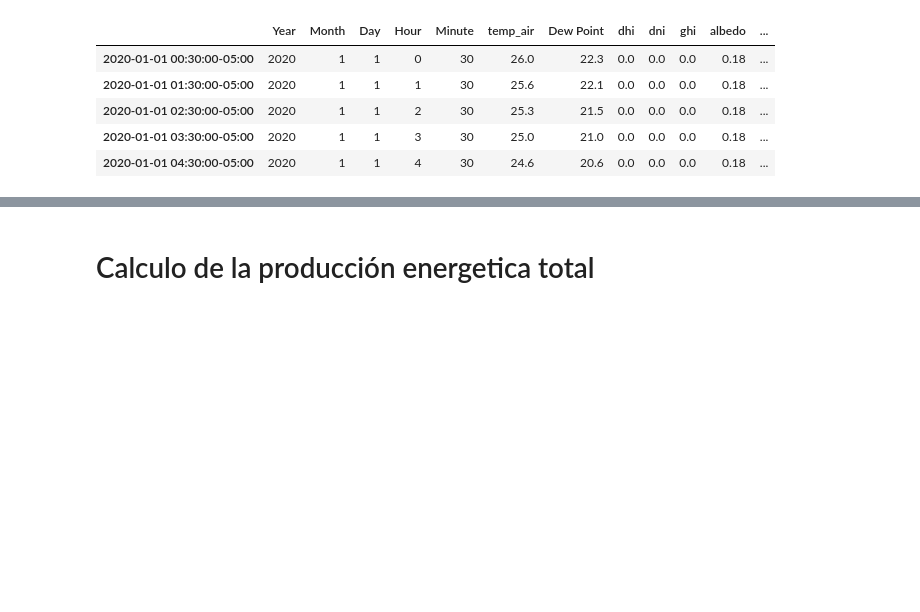
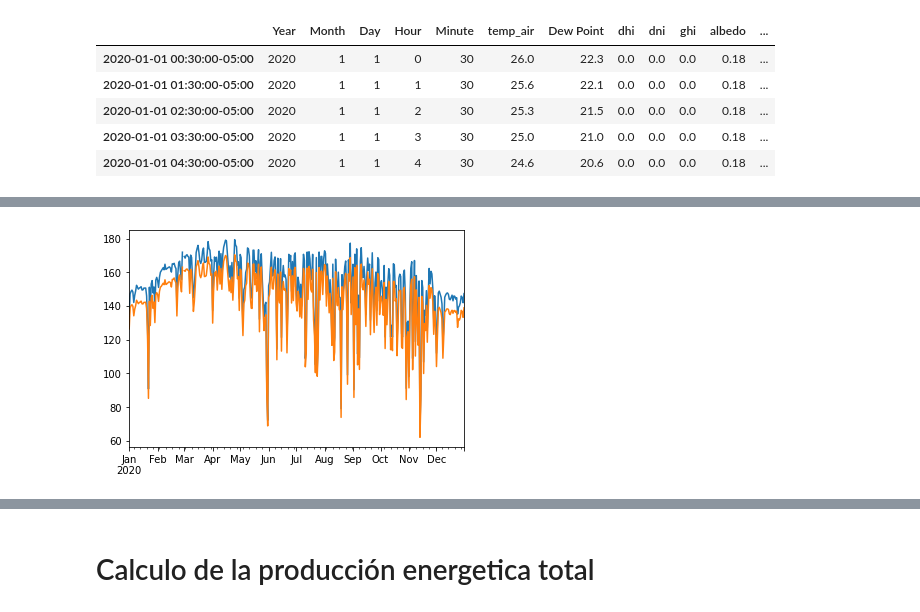
Before and after one commit to BifacialPV/Proyecto-de-grado, a Jupyter notebook: Codigo_Personal/Codigo_Base.ipynb, the cells around one changed output, grey strips where cells are left out. Drawn from its saved outputs; the diff is of its cells as text; code cells hidden in the pictures; blank space fills up the shorter version.

```diff
--- a/Codigo_Personal/Codigo_Base.ipynb
+++ b/Codigo_Personal/Codigo_Base.ipynb
@@ -126,0 +128,19 @@ poa_perez.poa_global.plot()
+# %%
+poa_front1,poa_back1,poa_frontabsorb1,poa_backabsorb1 = pvlib.bifacial.pvfactors_timeseries(surface_tilt=tracker.surface_tilt,
+                                                                        surface_azimuth=tracker.surface_azimuth,
+                                                                        solar_zenith=solpos.zenith,
+                                                                        solar_azimuth=solpos.azimuth,
+                                                                        axis_azimuth=0,
+                                                                        timestamps=elpaso_tmy.index,
+                                                                        dni=elpaso_tmy.dni,
+                                                                        dhi=elpaso_tmy.dhi,
+                                                                        gcr=0.25,
+                                                                        pvrow_height=1,
+                                                                        pvrow_width=0.98,
+                                                                        #albedo=surface_albedo,
+                                                                        albedo=0.5,
+                                                                        n_pvrows=5,
+                                                                        index_observed_pvrow=0,
+                                                                        rho_back_pvrow=0.05,
+                                                                        rho_front_pvrow=0.03,
+                                                                        horizon_band_angle=15)
@@ -126,0 +167,28 @@ poa_perez.poa_global.plot()
+# %%
+poa_front5,poa_back5,poa_frontabsorb5,poa_backabsorb5 = pvlib.bifacial.pvfactors_timeseries(surface_tilt=tracker.surface_tilt,
+                                                                        surface_azimuth=tracker.surface_azimuth,
+                                                                        solar_zenith=solpos.zenith,
+                                                                        solar_azimuth=solpos.azimuth,
+                                                                        axis_azimuth=0,
+                                                                        timestamps=elpaso_tmy.index,
+                                                                        dni=elpaso_tmy.dni,
+                                                                        dhi=elpaso_tmy.dhi,
+                                                                        gcr=0.25,
+                                                                        pvrow_height=1,
+                                                                        pvrow_width=0.98,
+                                                                        #albedo=surface_albedo,
+                                                                        albedo=0.5,
+                                                                        n_pvrows=5,
+                                                                        index_observed_pvrow=4,
+                                                                        rho_back_pvrow=0.05,
+                                                                        rho_front_pvrow=0.03,
+                                                                        horizon_band_angle=15)
+# %%
+poa_back_mean1=poa_backabsorb1.resample("1D").mean()
+poa_back_mean1.plot()
+poa_back_mean3=poa_backabsorb3.resample("1D").mean()
+poa_back_mean3.plot()
+poa_back_mean5=poa_backabsorb5.resample("1D").mean()
+#poa_back_mean5.plot()
+# %% [output]
+[figure, added]
```
Also changed, not shown: parts of 25 cells of this notebook.
